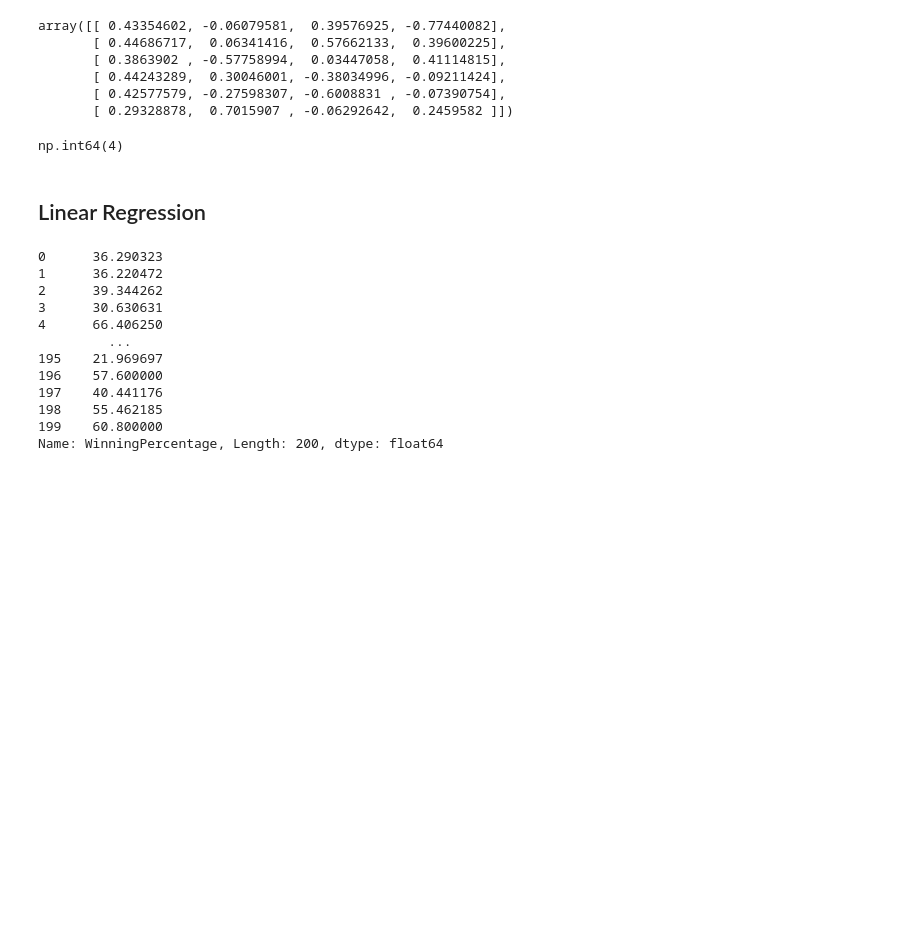
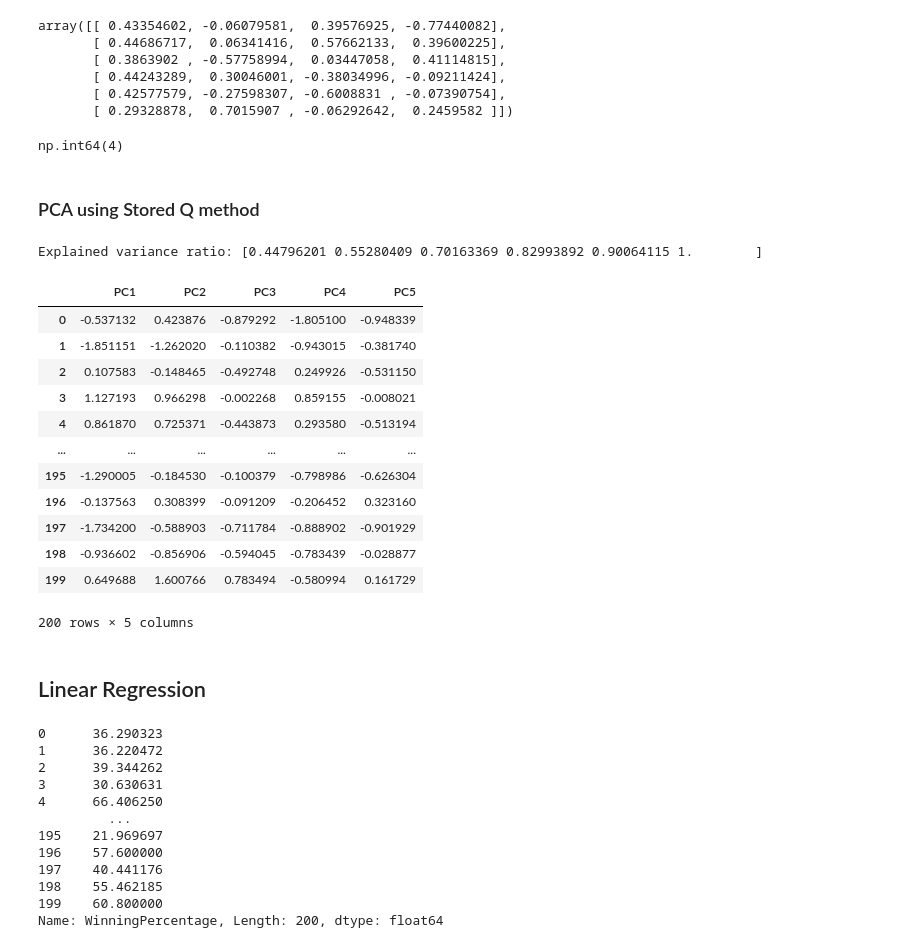
Before and after one commit to The-Matriks/GA1, a Jupyter notebook: pcr.ipynb, the cells around one changed output. Saved outputs shown, nothing was run; the diff lists cells and outputs as text; code cells hidden in the pictures; blank space fills up the shorter version.

```diff
--- a/pcr.ipynb
+++ b/pcr.ipynb
@@ -85,0 +136,22 @@ def householder_reflection(a):
+# %%
+def eigen_decomp_storedq(A, max_iter=100, tol=1e-8):
+    n = A.shape[0]
+    A_k = A.copy()
+    Q_total = np.eye(n)
+
+    for _ in range(max_iter):
+        Q_stored, R = qr_decomp_storedq(A_k)
+        Q = form_q(Q_stored, n, n)
+        A_k = R @ Q
+        Q_total = Q_total @ Q
+
+        if np.allclose(A_k - np.diag(np.diagonal(A_k)), 0, atol=tol):
+            break
+
+    eigenvalues = np.diagonal(A_k)
+    eigenvectors = Q_total
+
+    for i in range(n):
+        eigenvectors[:, i] /= norm(eigenvectors[:, i])
+
+    return eigenvalues, eigenvectors
@@ -154,6 +212,20 @@ def pca(X, threshold):
     Z = np.dot(X_std, V_k)
 
     return Z, V_k, n_components
+# %%
+def pca_q_stored(X, threshold):
+    X_std = standardize(X)
+    cov_matrix = covariance_matrix(X_std)
+    eigenvalues, eigenvectors = eigen_decomp_storedq(cov_matrix)
+    total_variance = np.sum(eigenvalues)
+    variance_ratio = eigenvalues / total_variance
+    cumulative_variance_ratio = np.cumsum(variance_ratio)
+    print(f"Explained variance ratio: {cumulative_variance_ratio}")
+    n_components = np.argmax(cumulative_variance_ratio >= threshold) + 1
+    V_k = eigenvectors[:, :n_components]
+    Z = np.dot(X_std, V_k)
+
+    return Z, V_k, n_components
 # %%
 def normal_equation(X, y):
     if X.size == 0 or y.size == 0:
@@ -330,6 +336,28 @@ array([[ 0.43354602, -0.06079581,  0.39576925, -0.77440082],
 n_components
 # %% [output]
 np.int64(4)
+# %% [markdown]
+### PCA using Stored Q method
+# %%
+principal_storedq, V_k_storedq, k_storedq = pca_q_stored(X_df, 0.90)
+principal_storedq = pd.DataFrame(data=principal_storedq, columns=[f"PC{i+1}" for i in range(k_storedq)])
+
+principal_storedq
+# %% [output]
+Explained variance ratio: [0.44796201 0.55280409 0.70163369 0.82993892 0.90064115 1.        ]
+|  | PC1 | PC2 | PC3 | PC4 | PC5 |
+| 0 | -0.537132 | 0.423876 | -0.879292 | -1.805100 | -0.948339 |
+| 1 | -1.851151 | -1.262020 | -0.110382 | -0.943015 | -0.381740 |
+| 2 | 0.107583 | -0.148465 | -0.492748 | 0.249926 | -0.531150 |
+| 3 | 1.127193 | 0.966298 | -0.002268 | 0.859155 | -0.008021 |
+| 4 | 0.861870 | 0.725371 | -0.443873 | 0.293580 | -0.513194 |
+| ... | ... | ... | ... | ... | ... |
+| 195 | -1.290005 | -0.184530 | -0.100379 | -0.798986 | -0.626304 |
+| 196 | -0.137563 | 0.308399 | -0.091209 | -0.206452 | 0.323160 |
+| 197 | -1.734200 | -0.588903 | -0.711784 | -0.888902 | -0.901929 |
+| 198 | -0.936602 | -0.856906 | -0.594045 | -0.783439 | -0.028877 |
+| 199 | 0.649688 | 1.600766 | 0.783494 | -0.580994 | 0.161729 |
+200 rows × 5 columns
 # %% [markdown]
 ## Linear Regression
 # %%
```
Also changed, not shown: parts of 31 cells of this notebook.
